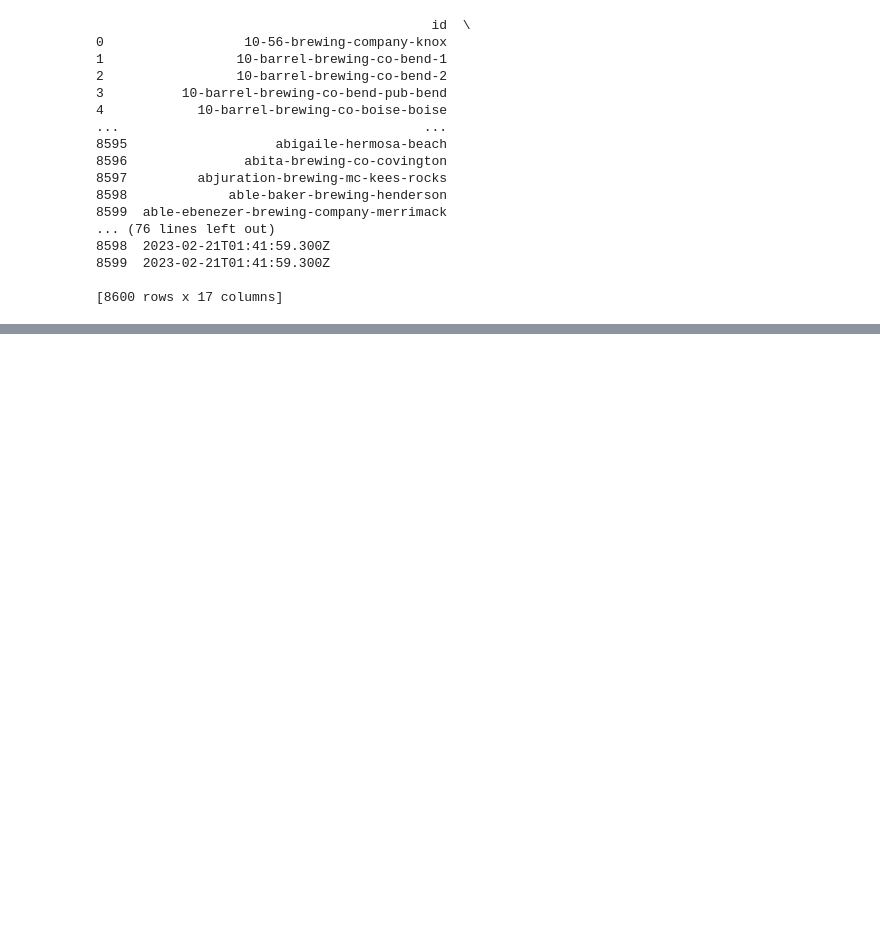
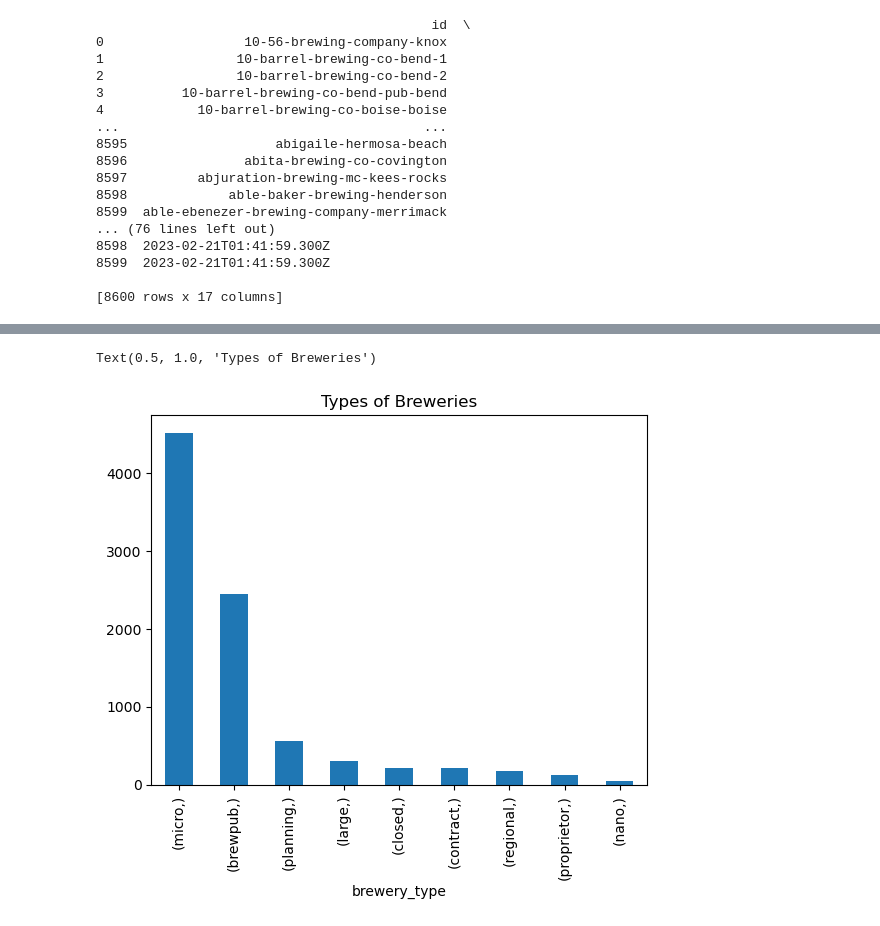
Before and after one commit to KellyPared/GT-Bootcamp-Breweries_itsfiveoclock, a Jupyter notebook: data/api_data_collection.ipynb, the cells around one changed output, grey strips where cells are left out. Saved outputs shown, nothing was run; the diff lists cells and outputs as text; code cells hidden in the pictures; blank space fills up the shorter version.

Commit message:
data

```diff
--- a/data/api_data_collection.ipynb
+++ b/data/api_data_collection.ipynb
@@ -91,3 +93,14 @@ brewery_df.describe()
 | freq | 43 | 172 | 4515 | 43 | 43 | 43 | 172 | 903 | 43 | ... |
 # %%
 brewery_df.to_csv('brewery_list.csv')
+# %%
+# Create a sample dataframe with an text index
+from matplotlib import pyplot as plt
+
+plot_brewery_type = pd.DataFrame(brewery_df['brewery_type']).value_counts()
+# Plot a bar chart
+plot_brewery_type.plot(kind="bar")
+plt.title("Types of Breweries")
+# %% [output]
+Text(0.5, 1.0, 'Types of Breweries')
+[figure, added]
```
Also changed, not shown: parts of 2 cells of this notebook.
